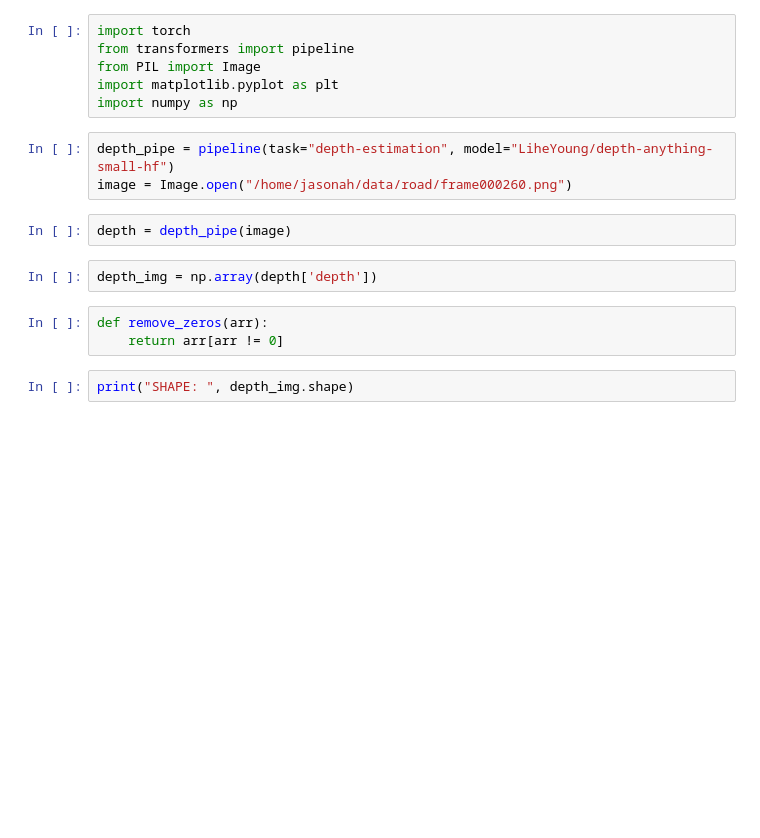
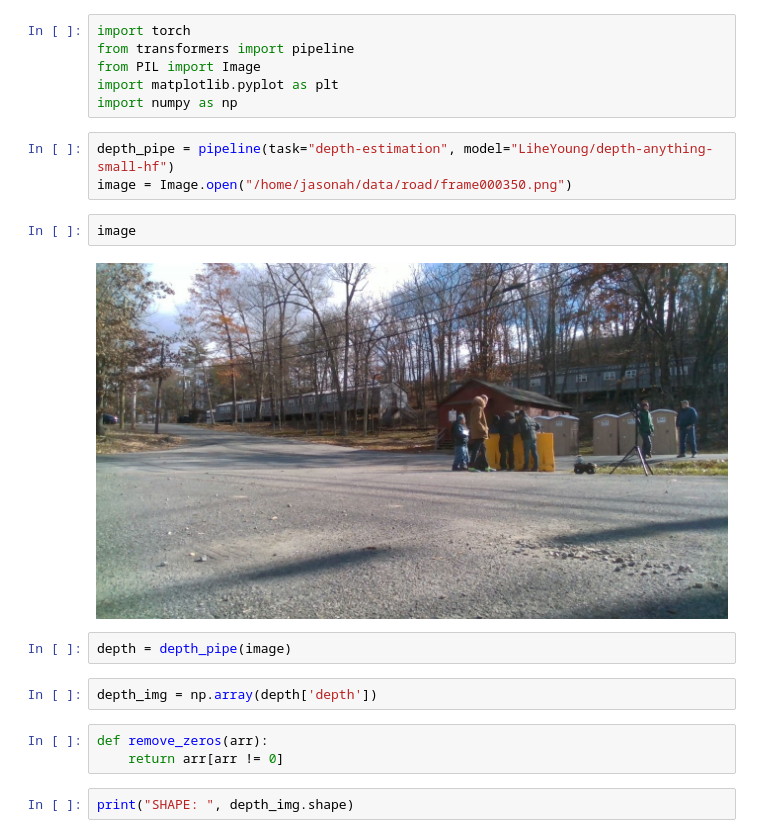
Before and after one commit to jhughes50/Waz, a Jupyter notebook: notebooks/depth_analysis.ipynb, the cells around one changed output. Drawn from its saved outputs; the diff is of its cells as text; blank space fills up the shorter version.

```diff
--- a/notebooks/depth_analysis.ipynb
+++ b/notebooks/depth_analysis.ipynb
@@ -6,7 +6,11 @@ import matplotlib.pyplot as plt
 import numpy as np
 # %%
 depth_pipe = pipeline(task="depth-estimation", model="LiheYoung/depth-anything-small-hf")
-image = Image.open("/home/jasonah/data/road/frame000260.png")
+image = Image.open("/home/jasonah/data/road/frame000350.png")
+# %%
+image
+# %% [output]
+[figure, added]
 # %%
 depth = depth_pipe(image)
 # %%
```
Also changed, not shown: parts of 8 cells of this notebook, 5 other files.
